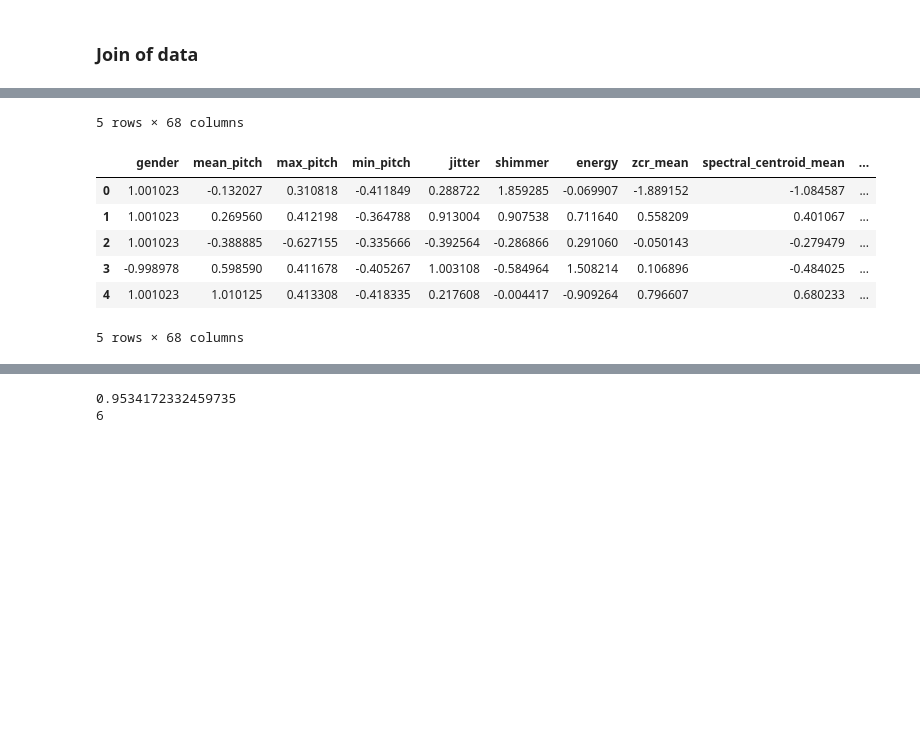
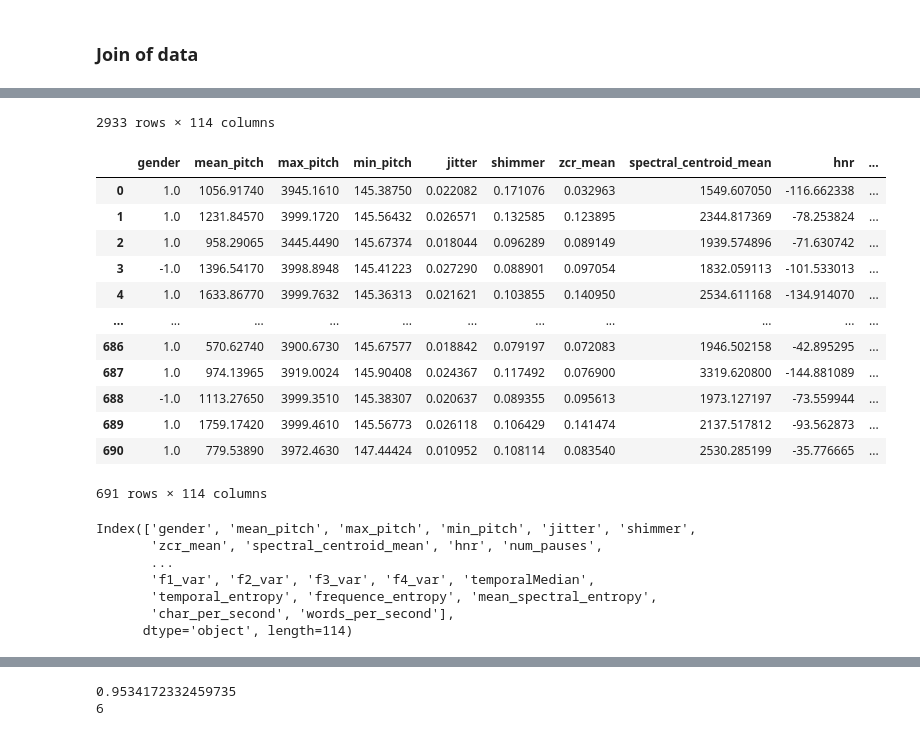
Before and after one commit to OTOTOTO02/Data-Science-Lab-process-and-methods-2024-25-WInter-Assignment, a Jupyter notebook: main.ipynb, the cells around one changed output, grey strips where cells are left out. Saved outputs shown, nothing was run; the diff lists cells and outputs as text; code cells hidden in the pictures; blank space fills up the shorter version.

```diff
--- a/main.ipynb
+++ b/main.ipynb
@@ -1030,6 +1062,7 @@ def time_domain(dir, audio, plot=False):
         ]
     )
 
+    sr = sampling_rate
     pitch = parselmouth.Sound(dir+audio).to_pitch()
 
     y = pitch.selected_array
@@ -1045,6 +1078,7 @@ def time_domain(dir, audio, plot=False):
     mean_absolute_slope = pitch.get_mean_absolute_slope()
     voiced_frames = pitch.count_voiced_frames()
     number_of_frames = pitch.get_number_of_frames()
+
     min_pitch = np.min(y['frequency'])
     max_pitch = np.max(y['frequency'])
     # print(pitch.info())
@@ -1052,7 +1086,8 @@ def time_domain(dir, audio, plot=False):
     # display(mean_absolute_slope, voiced_frames, number_of_frames)
     # print(features.all_temporal_features(y.values[0], sampling_rate))
 
-    sr = sampling_rate
+    series = features.all_temporal_features(librosa.load(dir+audio, sr = sr)[0], fs=sr, nperseg=256)
+    series.index = [audio_id]
 
     res.loc[audio_id, 'audio_length'] = pitch.duration
     res.loc[audio_id, 'mean_absolute_slope'] = mean_absolute_slope
@@ -1061,6 +1096,8 @@ def time_domain(dir, audio, plot=False):
     # res.loc[audio_id, 'pitch_iqr'] = pitch_iqr
     # res.loc[audio_id, 'min_pitch_pm'] = min_pitch
     # res.loc[audio_id, 'max_pitch_pm'] = max_pitch
+    res.loc[audio_id, 'voiced_frames'] = voiced_frames
+    res.loc[audio_id, 'number_of_frames'] = number_of_frames
 
     if plot:
         plot_audio(y, sr, time=True, plot=plot)
@@ -1103,7 +1140,8 @@ display(voice_report)
 #### Frequency domain
 # %%
 def freq_domain(dir, audio, plot=False):
-    res = pd.DataFrame(0, index=[audio], columns=['dominant_frequency', 'highest_freq_in_spectrum', 'lowest_freq_in_spectrum', 'spectrum_wide'], dtype=float)
+    audio_id = int(audio.split('.')[0])-1
+    res = pd.DataFrame(0, index=[audio_id], columns=['dominant_frequency', 'highest_freq_in_spectrum', 'lowest_freq_in_spectrum', 'spectrum_wide'], dtype=float)
 
     y, sr = librosa.load(dir + audio, sr=sampling_rate)
 
@@ -1121,10 +1159,10 @@ def freq_domain(dir, audio, plot=False):
         lowest_freq_in_spectrum, highest_freq_in_spectrum = 0, 0
 
     spectrum_wide = highest_freq_in_spectrum - lowest_freq_in_spectrum
-    res.loc[audio, 'dominant_frequency'] = dominant_frequency
-    res.loc[audio, 'lowest_freq_in_spectrum'] = lowest_freq_in_spectrum
-    res.loc[audio, 'highest_freq_in_spectrum'] = highest_freq_in_spectrum
-    res.loc[audio, 'spectrum_wide'] = spectrum_wide
+    res.loc[audio_id, 'dominant_frequency'] = dominant_frequency
+    res.loc[audio_id, 'lowest_freq_in_spectrum'] = lowest_freq_in_spectrum
+    res.loc[audio_id, 'highest_freq_in_spectrum'] = highest_freq_in_spectrum
+    res.loc[audio_id, 'spectrum_wide'] = spectrum_wide
 
     if plot:
         print(f"Audio: {audio}")
@@ -1237,12 +1284,10 @@ def mel_spectrogram(dir, audio, plot=False):
 #### Mel-frequency cepstral coefficients (MFCC)
 # %%
 def mfcc(dir, audio, plot=False):
+    audio_id = int(audio.split('.')[0])-1
+
     mfcc_frequency_mean_cols = [f"mfcc_frequency_mean_{t}" for t in range(N_MFCC)]
     mfcc_frequency_var_cols  = [f"mfcc_frequency_var_{t}"  for t in range(N_MFCC)]
-    mfcc_frequency_skew_cols = [f"mfcc_frequency_skew_{t}" for t in range(N_MFCC)]
-    mfcc_frequency_kurt_cols = [f"mfcc_frequency_kurt_{t}" for t in range(N_MFCC)]
-
-    print(mfcc_frequency_mean_cols)
 
     audio_id = int(audio.split('.')[0])-1
     res = pd.DataFrame(0, index=[audio_id], columns=mfcc_frequency_mean_cols, dtype=float)
@@ -1880,6 +1925,6 @@ display(features_extracted_eval.head())
 # %%
 step4_dev_df = pd.concat([no_age_dev_df, features_extracted_dev], axis=1)
-step4_eval_df = pd.concat([step3_log_norm_eval_df, features_extracted_eval], axis=1)
+step4_eval_df = pd.concat([step3_log_eval_df, features_extracted_eval], axis=1) # BASTARDO NORMALIZZATO
 
 # step4_dev_df['word_per_second'] = step4_dev_df['num_words'] / step4_dev_df['audio_length']
 # step4_eval_df['word_per_second'] = step4_eval_df['num_words'] / step4_eval_df['audio_length']
@@ -1887,10 +1932,10 @@ step4_eval_df = pd.concat([step3_log_norm_eval_df, features_extracted_eval], axi
 # step4_dev_df = step4_dev_df.drop(columns=['num_words', 'audio_length'], axis=1)
 # step4_eval_df = step4_eval_df.drop(columns=['num_words', 'audio_length'], axis=1)
 
-variances = [col for col in step4_dev_df.columns if 'var' in col.split('_')]
+# variances = [col for col in step4_dev_df.columns if 'var' in col.split('_')]
 
-step4_dev_df = step4_dev_df.drop(columns=variances, axis=1)
-step4_eval_df = step4_eval_df.drop(columns=variances, axis=1)
+# step4_dev_df = step4_dev_df.drop(columns=variances, axis=1)
+# step4_eval_df = step4_eval_df.drop(columns=variances, axis=1)
 
 step4_dev_df['char_per_second'] = step4_dev_df['num_characters'] / step4_dev_df['audio_length']
 step4_eval_df['char_per_second'] = step4_eval_df['num_characters'] / step4_eval_df['audio_length']
@@ -1898,9 +1943,10 @@ step4_eval_df['char_per_second'] = step4_eval_df['num_characters'] / step4_eval_
 step4_dev_df['words_per_second'] = step4_dev_df['num_words'] / step4_dev_df['audio_length']
 step4_eval_df['words_per_second'] = step4_eval_df['num_words'] / step4_eval_df['audio_length']
 
-step4_dev_df = step4_dev_df.drop(columns=['num_characters', 'num_words', 'audio_length'], axis=1)
-step4_eval_df = step4_eval_df.drop(columns=['num_characters', 'num_words', 'audio_length'], axis=1)
+step4_dev_df = step4_dev_df.drop(columns=['num_characters', 'num_words', 'tempo', 'energy'], axis=1)
+step4_eval_df = step4_eval_df.drop(columns=['num_characters', 'num_words', 'tempo', 'energy'], axis=1)
 
-display(step4_dev_df.head())
-display(step4_eval_df.head())
+display(step4_dev_df)
+display(step4_eval_df)
+display(step4_dev_df.columns)
 # %% [output]
@@ -1913,11 +1965,24 @@ display(step4_eval_df.head())
-5 rows × 68 columns
+2933 rows × 114 columns
-|  | gender | mean_pitch | max_pitch | min_pitch | jitter | shimmer | energy | zcr_mean | spectral_centroid_mean | ... |
-| 0 | 1.001023 | -0.132027 | 0.310818 | -0.411849 | 0.288722 | 1.859285 | -0.069907 | -1.889152 | -1.084587 | ... |
-| 1 | 1.001023 | 0.269560 | 0.412198 | -0.364788 | 0.913004 | 0.907538 | 0.711640 | 0.558209 | 0.401067 | ... |
-| 2 | 1.001023 | -0.388885 | -0.627155 | -0.335666 | -0.392564 | -0.286866 | 0.291060 | -0.050143 | -0.279479 | ... |
-| 3 | -0.998978 | 0.598590 | 0.411678 | -0.405267 | 1.003108 | -0.584964 | 1.508214 | 0.106896 | -0.484025 | ... |
-| 4 | 1.001023 | 1.010125 | 0.413308 | -0.418335 | 0.217608 | -0.004417 | -0.909264 | 0.796607 | 0.680233 | ... |
+|  | gender | mean_pitch | max_pitch | min_pitch | jitter | shimmer | zcr_mean | spectral_centroid_mean | hnr | ... |
+| 0 | 1.0 | 1056.91740 | 3945.1610 | 145.38750 | 0.022082 | 0.171076 | 0.032963 | 1549.607050 | -116.662338 | ... |
+| 1 | 1.0 | 1231.84570 | 3999.1720 | 145.56432 | 0.026571 | 0.132585 | 0.123895 | 2344.817369 | -78.253824 | ... |
+| 2 | 1.0 | 958.29065 | 3445.4490 | 145.67374 | 0.018044 | 0.096289 | 0.089149 | 1939.574896 | -71.630742 | ... |
+| 3 | -1.0 | 1396.54170 | 3998.8948 | 145.41223 | 0.027290 | 0.088901 | 0.097054 | 1832.059113 | -101.533013 | ... |
+| 4 | 1.0 | 1633.86770 | 3999.7632 | 145.36313 | 0.021621 | 0.103855 | 0.140950 | 2534.611168 | -134.914070 | ... |
+| ... | ... | ... | ... | ... | ... | ... | ... | ... | ... | ... |
+| 686 | 1.0 | 570.62740 | 3900.6730 | 145.67577 | 0.018842 | 0.079197 | 0.072083 | 1946.502158 | -42.895295 | ... |
+| 687 | 1.0 | 974.13965 | 3919.0024 | 145.90408 | 0.024367 | 0.117492 | 0.076900 | 3319.620800 | -144.881089 | ... |
+| 688 | -1.0 | 1113.27650 | 3999.3510 | 145.38307 | 0.020637 | 0.089355 | 0.095613 | 1973.127197 | -73.559944 | ... |
+| 689 | 1.0 | 1759.17420 | 3999.4610 | 145.56773 | 0.026118 | 0.106429 | 0.141474 | 2137.517812 | -93.562873 | ... |
+| 690 | 1.0 | 779.53890 | 3972.4630 | 147.44424 | 0.010952 | 0.108114 | 0.083540 | 2530.285199 | -35.776665 | ... |
-5 rows × 68 columns
+691 rows × 114 columns
+Index(['gender', 'mean_pitch', 'max_pitch', 'min_pitch', 'jitter', 'shimmer',
+       'zcr_mean', 'spectral_centroid_mean', 'hnr', 'num_pauses',
+       ...
+       'f1_var', 'f2_var', 'f3_var', 'f4_var', 'temporalMedian',
+       'temporal_entropy', 'frequence_entropy', 'mean_spectral_entropy',
+       'char_per_second', 'words_per_second'],
+      dtype='object', length=114)
 # %%
 # need standardize data
 scaler_join = StandardScaler().fit(step4_dev_df)
```
Also changed, not shown: parts of 33 cells of this notebook, 5 other files.
